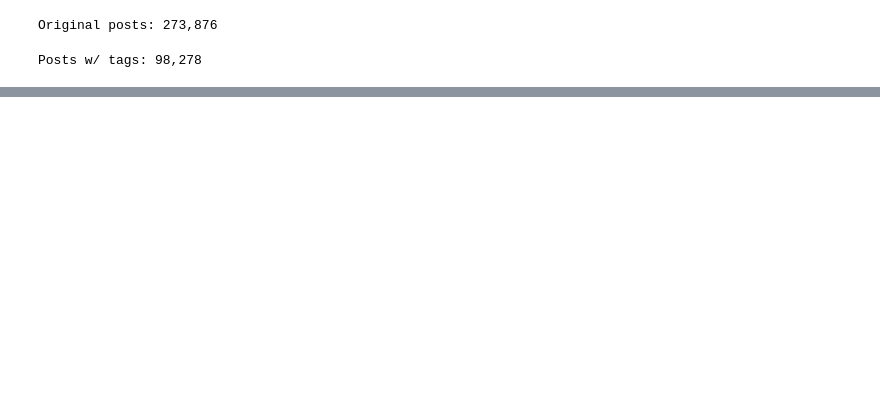
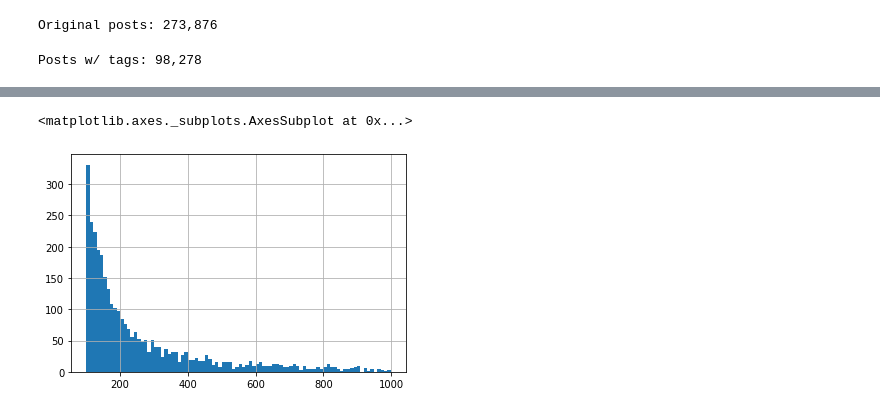
Before and after one commit to rjurney/deep_products, a Jupyter notebook: code/Deep Tag Labeler.ipynb, the cells around one changed output, grey strips where cells are left out. Saved outputs shown, nothing was run; the diff lists cells and outputs as text; code cells hidden in the pictures; blank space fills up the shorter version.

```diff
--- a/code/Deep Tag Labeler.ipynb
+++ b/code/Deep Tag Labeler.ipynb
@@ -333,0 +99,11 @@ AttributeError: 'numpy.dtype' object has no attribute 'base_dtype'
+# %%
+all_tags = set()
+for row in tag_posts['_Tag_List']:
+    for tag in row:
+        if tag_counts[tag] > MIN_TAGS:
+            all_tags.add(tag)
+print('Total unique tags with {:,} occurrences: {:,}'.format(MIN_TAGS, len(all_tags)))
+sorted_all_tags = sorted(all_tags)
+
+tag_to_id = {val:i for i, val in enumerate(sorted_all_tags)}
+id_to_tag = {i:val for i, val in enumerate(sorted_all_tags)}
@@ -333,0 +112,18 @@ AttributeError: 'numpy.dtype' object has no attribute 'base_dtype'
+# %%
+labels = []
+tag_list = tag_posts['_Tag_List'].tolist()
+
+# Loop through every post...
+for i, tag_set in enumerate(tag_posts['_Tag_List'].tolist()):
+    # Then build a 709 element wide list for each tag present
+    label_row = []
+    for tag in sorted_all_tags:
+        if tag in tag_list[i]:
+            label_row.append(1)
+        else:
+            label_row.append(0)
+    labels.append(label_row)
+
+tag_labels = [id_to_tag[key_id] for key_id in sorted(id_to_tag.keys()) if tag_counts[id_to_tag[key_id]] > MIN_TAGS]
+
+len(labels), len(labels[0]), len(tag_labels)
@@ -333,0 +246,10 @@ AttributeError: 'numpy.dtype' object has no attribute 'base_dtype'
+# %%
+label_counts_df = pd.Series(
+    data=[i for i in encoded_code_label_counts.values()],
+    index=[i for i in encoded_code_label_counts.keys()]
+)
+label_counts_df = label_counts_df.sort_values(ascending=False)
+label_counts_df[label_counts_df > 100][label_counts_df < 1000].hist(bins=90)
+# %% [output]
+<matplotlib.axes._subplots.AxesSubplot at 0x...>
+[figure, added]
```
Also changed, not shown: parts of 45 cells of this notebook.
